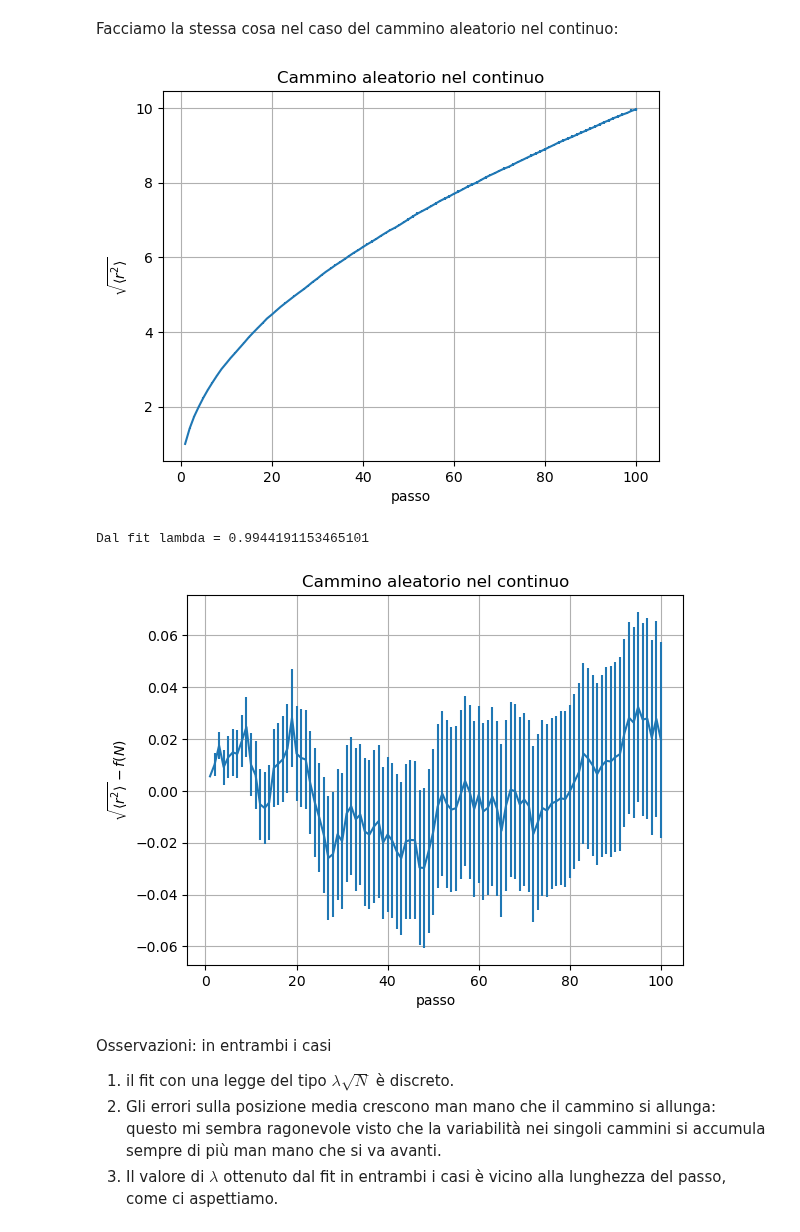
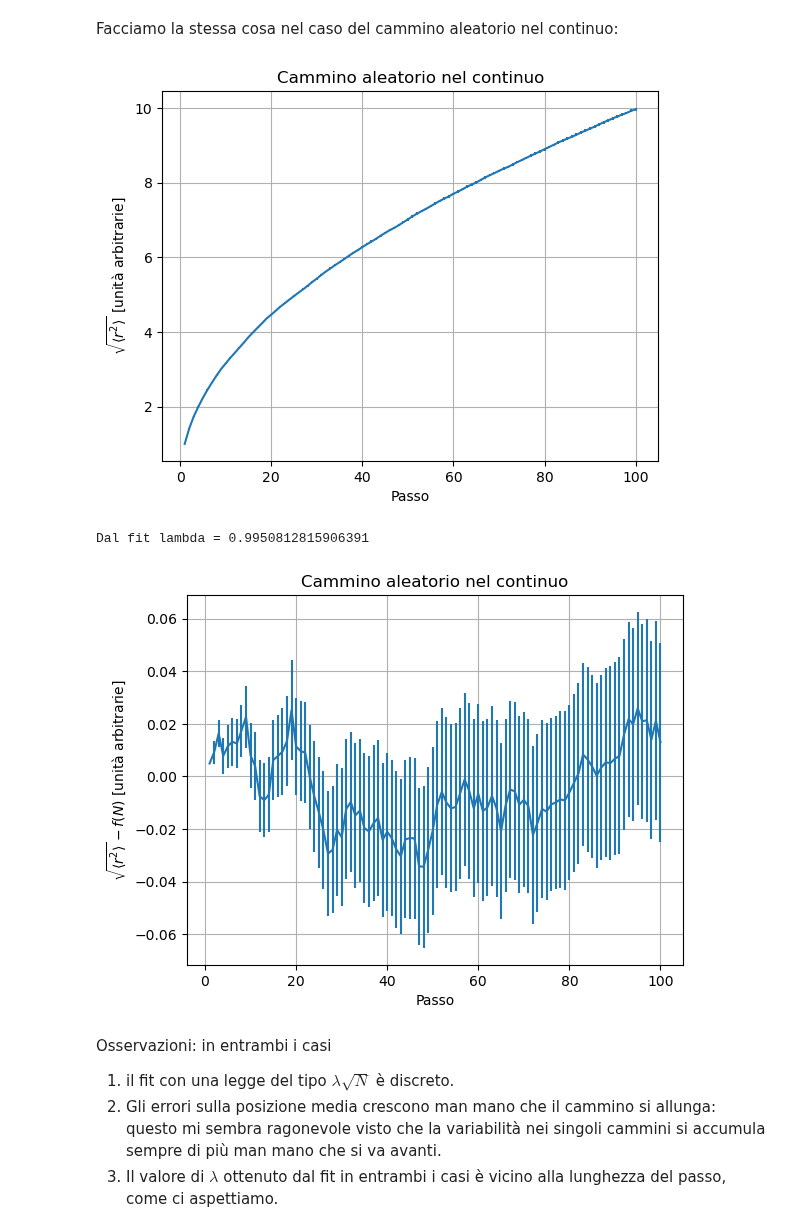
Before and after one commit to eliasteve/labsimnumerica, a Jupyter notebook: LSN_02/LSN_02.ipynb, the cells around one changed output. Saved outputs shown, nothing was run; the diff lists cells and outputs as text; code cells hidden in the pictures.

```diff
--- a/LSN_02/LSN_02.ipynb
+++ b/LSN_02/LSN_02.ipynb
@@ -112,28 +114,28 @@ continuousMeans, continuousErrors = np.loadtxt("continuousRW.dat", unpack=True)
 steps = np.arange(1, len(continuousMeans)+1)
 plt.errorbar(steps,continuousMeans, yerr=continuousErrors)
 plt.title("Cammino aleatorio nel continuo")
-plt.xlabel("passo")
-plt.ylabel(r"$\sqrt{\langle r^2\rangle}$")
+plt.xlabel("Passo")
+plt.ylabel(r"$\sqrt{\langle r^2\rangle}$ [unità arbitrarie]")
 plt.grid()
 # %% [output]
-[figure, old version]
+[figure, new version]
 # %%
 def f(N, lam): return lam*np.sqrt(N)
 # %%
-popt, pcov = scipy.optimize.curve_fit(f, steps, continuousMeans)
+popt, pcov = scipy.optimize.curve_fit(f, steps[1:], continuousMeans[1:], sigma=continuousErrors[1:])
 # %%
 print("Dal fit lambda =", popt[0])
 # %% [output]
-Dal fit lambda = 0.9944191153465101
+Dal fit lambda = 0.9950812815906391
 # %%
 fitted_positions = f(steps, *popt)
 plt.errorbar(steps,continuousMeans-fitted_positions, yerr=continuousErrors)
 plt.title("Cammino aleatorio nel continuo")
-plt.xlabel("passo")
-plt.ylabel(r"$\sqrt{\langle r^2\rangle} - f(N)$")
+plt.xlabel("Passo")
+plt.ylabel(r"$\sqrt{\langle r^2\rangle} - f(N)$ [unità arbitrarie]")
 plt.grid()
 # %% [output]
-[figure, old version]
+[figure, new version]
 # %% [markdown]
 Osservazioni: in entrambi i casi
 
```
Also changed, not shown: parts of 5 cells of this notebook, 23 other files.
